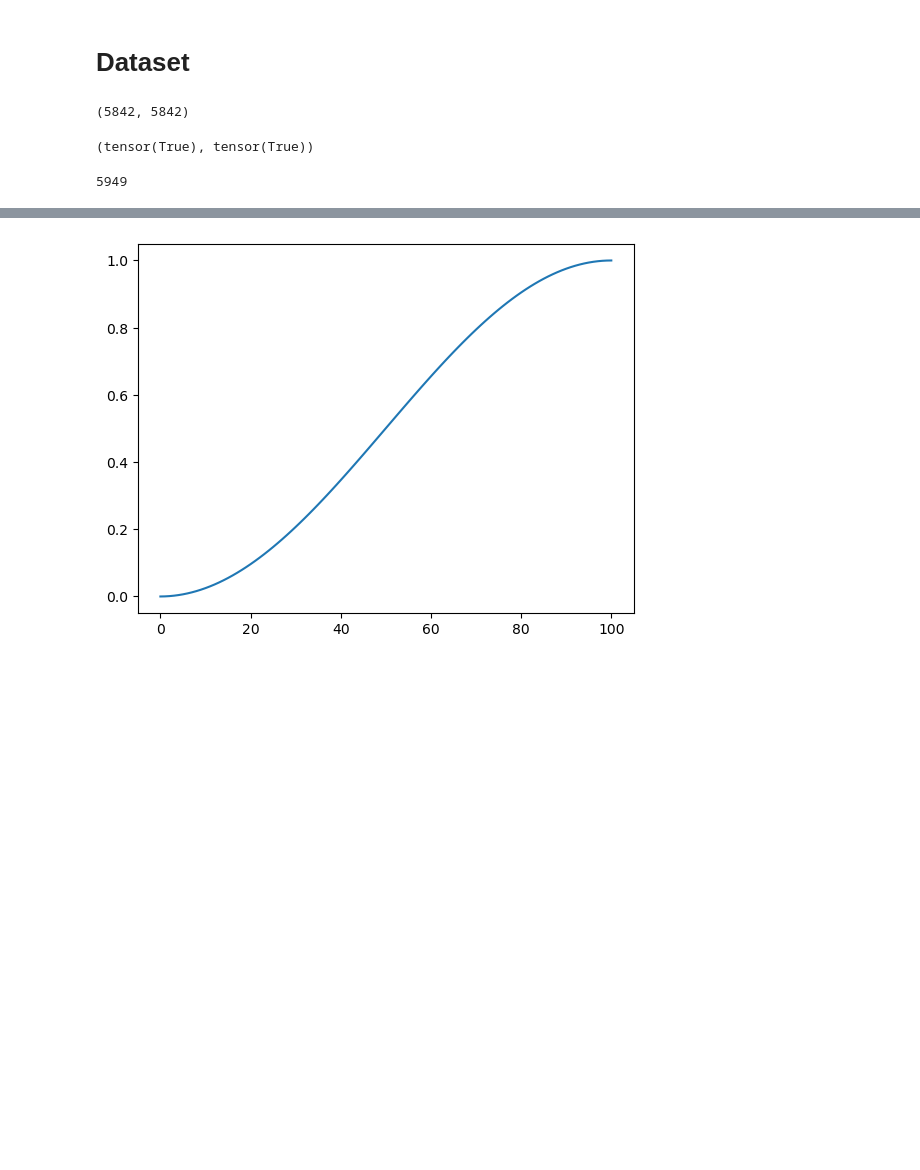
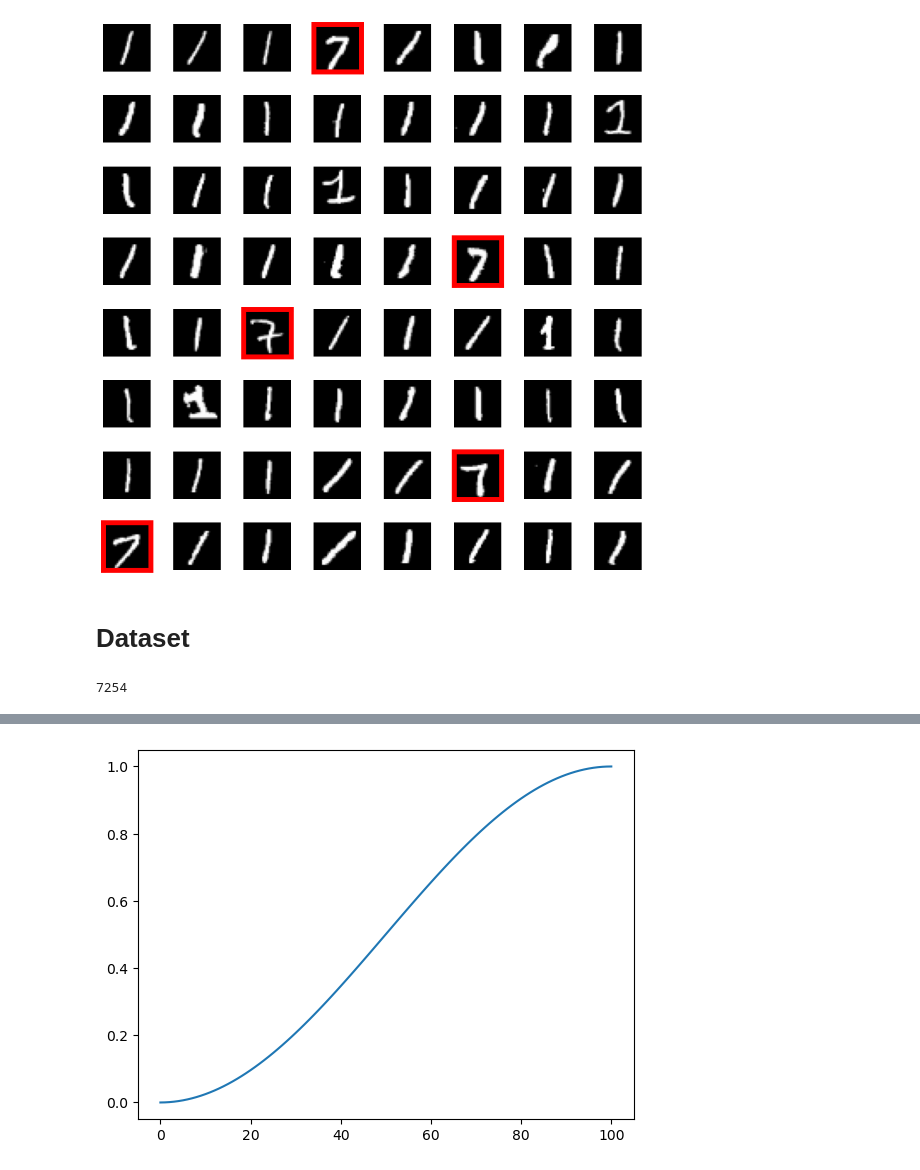
Before and after one commit to SolidusAbi/AnomalyDetection, a Jupyter notebook: notebooks/vae.ipynb, the cells around one changed output, grey strips where cells are left out. Drawn from its saved outputs; the diff is of its cells as text; code cells hidden in the pictures; blank space fills up the shorter version.

```diff
--- a/notebooks/vae.ipynb
+++ b/notebooks/vae.ipynb
@@ -10,6 +10,14 @@ if sparse_dir not in sys.path:
     sys.path.append(sparse_dir)
 
 from matplotlib import pyplot as plt
+# %%
+from dataset import AnomalyMNIST
+seed = 64
+dataset = AnomalyMNIST('data/', n_known_anomalies=512, seed=seed)
+dataset.montage(8, 8, seed)
+plt.show()
+# %% [output]
+[figure, added]
 # %% [markdown]
 # Dataset
 # %%
@@ -39,12 +65,4 @@ train_loader =  DataLoader(x_train_set, 256, shuffle=True)
-# %%
-len(normal_idx), len(torch.where(dataset_full.targets == 0)[0])
-# %% [output]
-(5842, 5842)
-# %%
-torch.all(torch.where(dataset_full.targets == 0)[0] == normal_idx), torch.all(torch.where(dataset_full.targets == 1)[0] == anomaly_idx)
-# %% [output]
-(tensor(True), tensor(True))
 # %%
-len(anomaly_idx)
+len(x_train_set)
 # %% [output]
-5949
+7254
```
Also changed, not shown: parts of 22 cells of this notebook.
